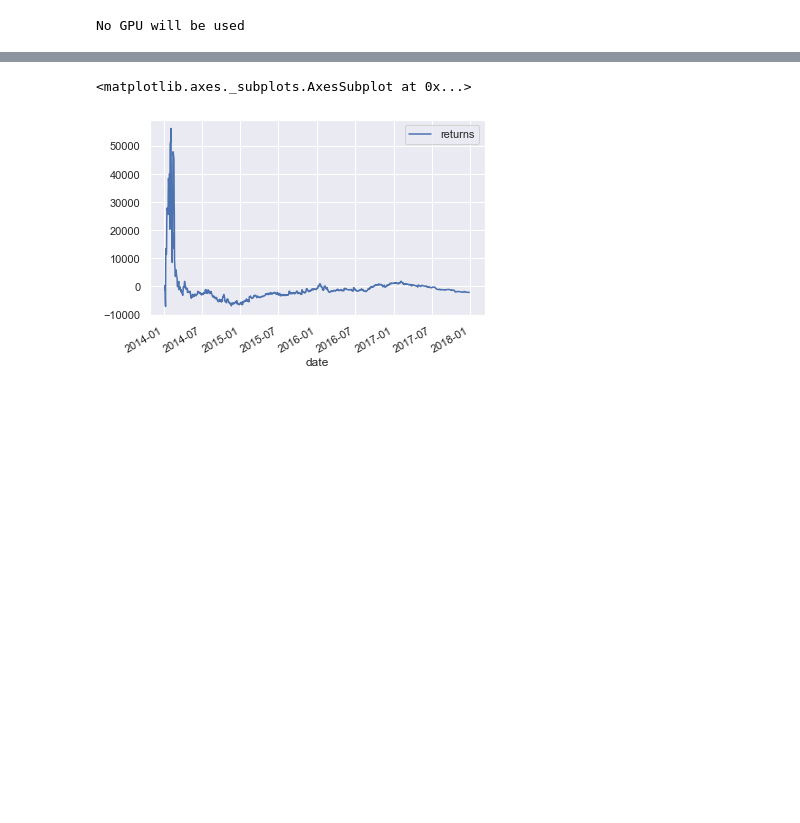
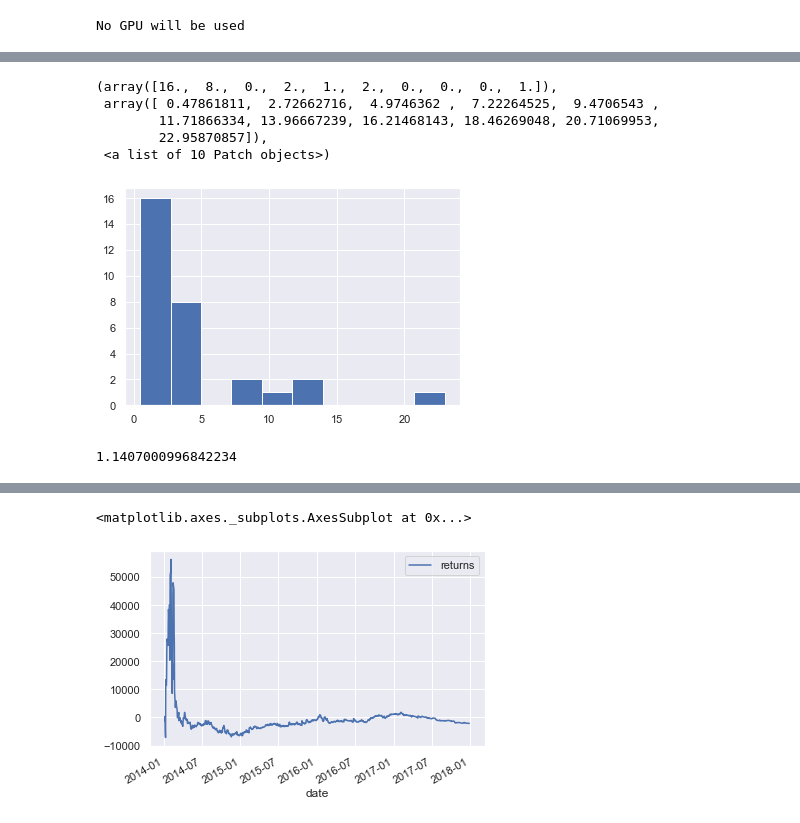
Before and after one commit to AaruranLog/rl-trading, a Jupyter notebook: agents.ipynb, the cells around one changed output, grey strips where cells are left out. Saved outputs shown, nothing was run; the diff lists cells and outputs as text; code cells hidden in the pictures; blank space fills up the shorter version.

```diff
--- a/agents.ipynb
+++ b/agents.ipynb
@@ -301,0 +334,13 @@ dqn_agent.train(num_tickers=len(dqn_agent.filtered_tickers),
+# %%
+plt.hist(np.std(value_matrix, axis=1))
+# %% [output]
+(array([16.,  8.,  0.,  2.,  1.,  2.,  0.,  0.,  0.,  1.]),
+ array([ 0.47861811,  2.72662716,  4.9746362 ,  7.22264525,  9.4706543 ,
+        11.71866334, 13.96667239, 16.21468143, 18.46269048, 20.71069953,
+        22.95870857]),
+ <a list of 10 Patch objects>)
+[figure, added]
+# %%
+np.median(value_matrix[:, 1004] - e.INITIAL_BALANCE)
+# %% [output]
+1.1407000996842234
```
Also changed, not shown: parts of 20 cells of this notebook, 7 other files.
